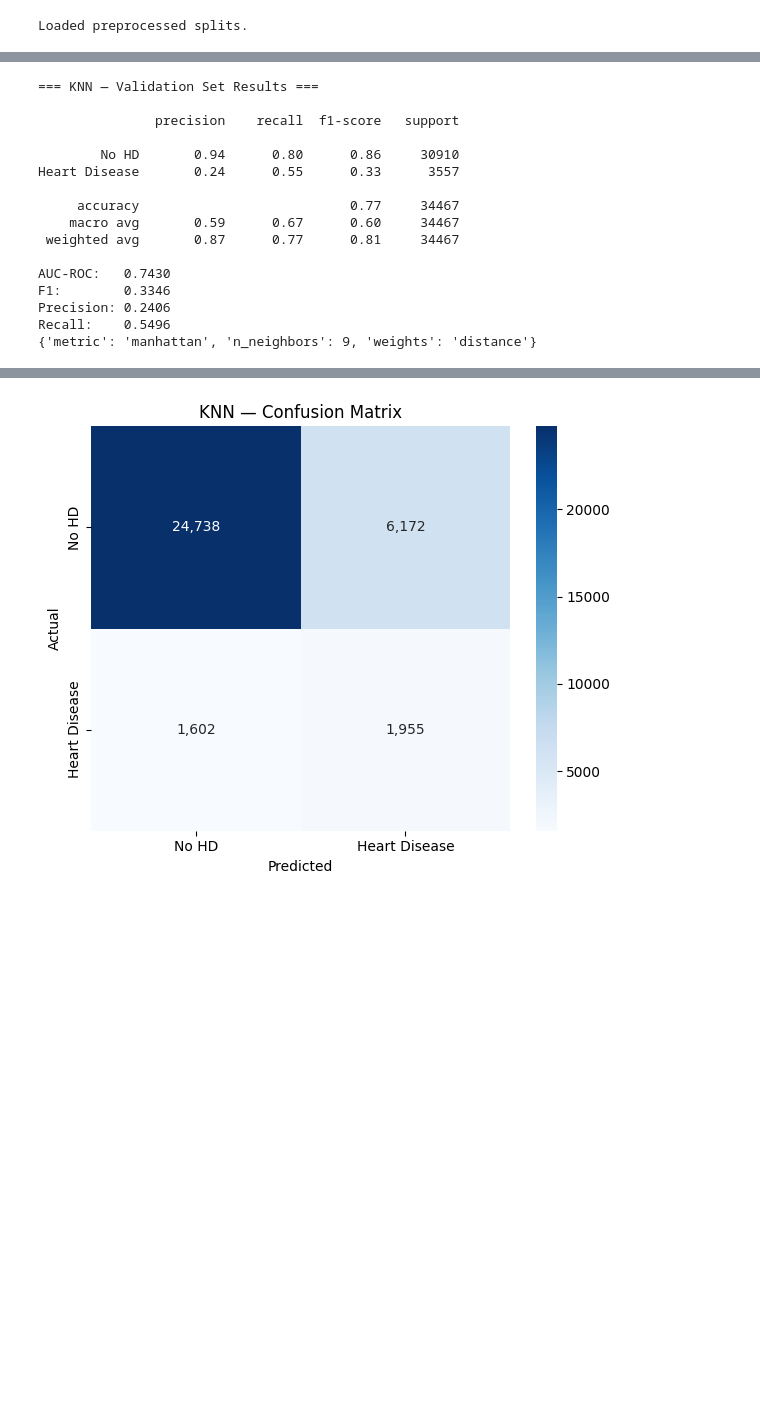
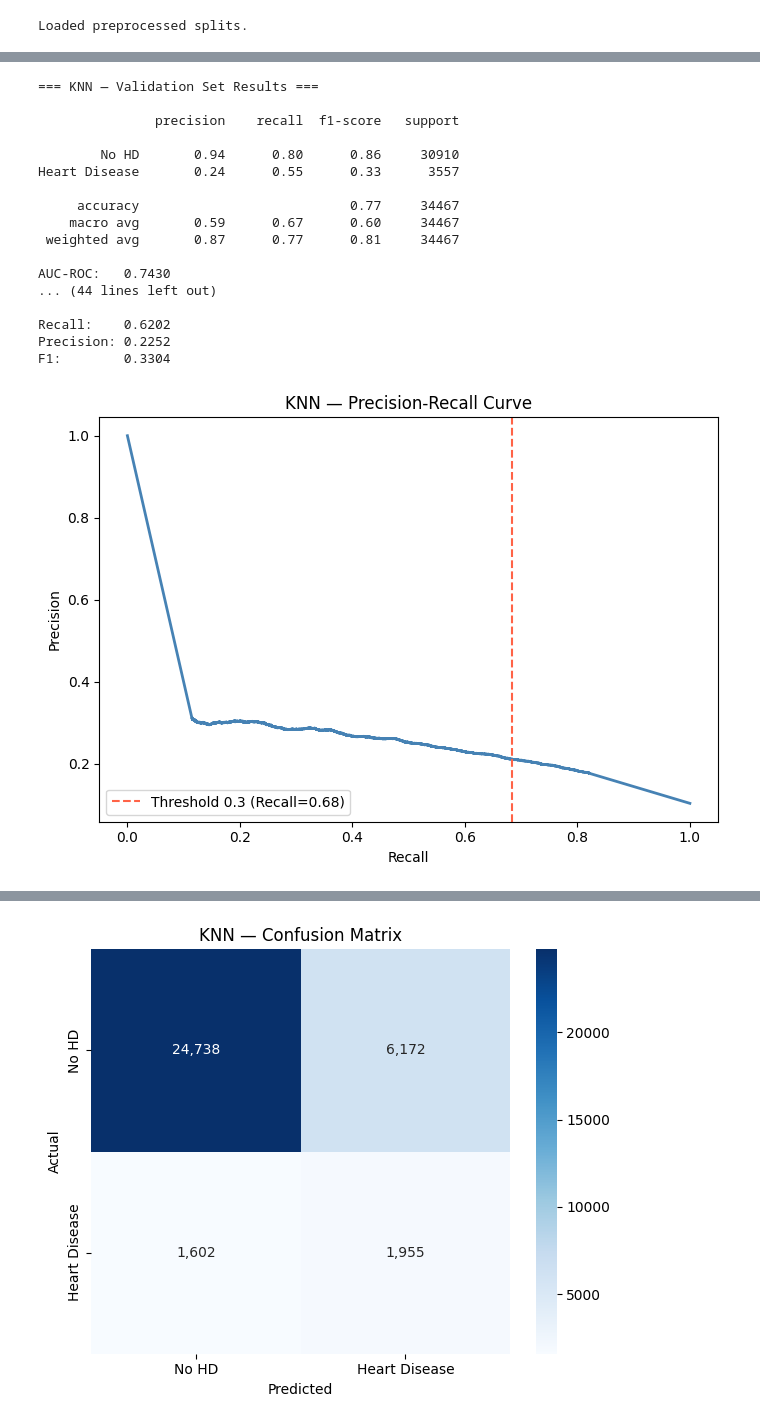
Before and after one commit to tsudhakar87/heart-health-ds4400, a Jupyter notebook: 03_knn_model.ipynb, the cells around one changed output, grey strips where cells are left out. Cells and saved outputs as stored; diff of their text form; code cells hidden in the pictures; blank space fills up the shorter version.

```diff
--- a/03_knn_model.ipynb
+++ b/03_knn_model.ipynb
@@ -56,17 +63,26 @@ Best CV AUC: 0.9592
 # %%
-#validation results
+# Validation results
 knn_best = knn_grid.best_estimator_
-
 knn_val_preds = knn_best.predict(X_val_scaled)
 knn_val_probs = knn_best.predict_proba(X_val_scaled)[:, 1]
 
-print("=== KNN Validation Set Results ===\n")
+print("=== KNN — Validation Set Results ===\n")
 print(classification_report(y_val, knn_val_preds, target_names=['No HD', 'Heart Disease']))
 print(f"AUC-ROC:   {roc_auc_score(y_val, knn_val_probs):.4f}")
 print(f"F1:        {f1_score(y_val, knn_val_preds):.4f}")
 print(f"Precision: {precision_score(y_val, knn_val_preds):.4f}")
 print(f"Recall:    {recall_score(y_val, knn_val_preds):.4f}")
-print(knn_grid.best_params_)
+print(f"Best Params: {knn_grid.best_params_}")
+
+print("\n--- Threshold Tuning ---\n")
+for threshold in [0.2, 0.3, 0.4]:
+    preds_tuned = (knn_val_probs >= threshold).astype(int)
+    print(f"=== Threshold = {threshold} ===")
+    print(classification_report(y_val, preds_tuned, target_names=['No HD', 'Heart Disease']))
+    print(f"Recall:    {recall_score(y_val, preds_tuned):.4f}")
+    print(f"Precision: {precision_score(y_val, preds_tuned):.4f}")
+    print(f"F1:        {f1_score(y_val, preds_tuned):.4f}")
+    print()
 # %% [output]
 === KNN — Validation Set Results ===
 
@@ -80,7 +96,25 @@ Heart Disease       0.24      0.55      0.33      3557
  weighted avg       0.87      0.77      0.81     34467
 
 AUC-ROC:   0.7430
-F1:        0.3346
-Precision: 0.2406
-Recall:    0.5496
-{'metric': 'manhattan', 'n_neighbors': 9, 'weights': 'distance'}
+... (44 lines left out)
+
+Recall:    0.6202
+Precision: 0.2252
+F1:        0.3304
+# %%
+# Precision-Recall Curve
+from sklearn.metrics import precision_recall_curve
+
+precisions, recalls, thresholds = precision_recall_curve(y_val, knn_val_probs)
+
+fig, ax = plt.subplots(figsize=(7, 5))
+ax.plot(recalls, precisions, color='steelblue', lw=2)
+ax.axvline(x=0.6834, color='tomato', linestyle='--', label='Threshold 0.3 (Recall=0.68)')
+ax.set_xlabel('Recall')
+ax.set_ylabel('Precision')
+ax.set_title('KNN — Precision-Recall Curve')
+ax.legend()
+plt.tight_layout()
+plt.show()
+# %% [output]
+[figure, added]
```
Also changed, not shown: parts of 2 cells of this notebook, 2 other files.
